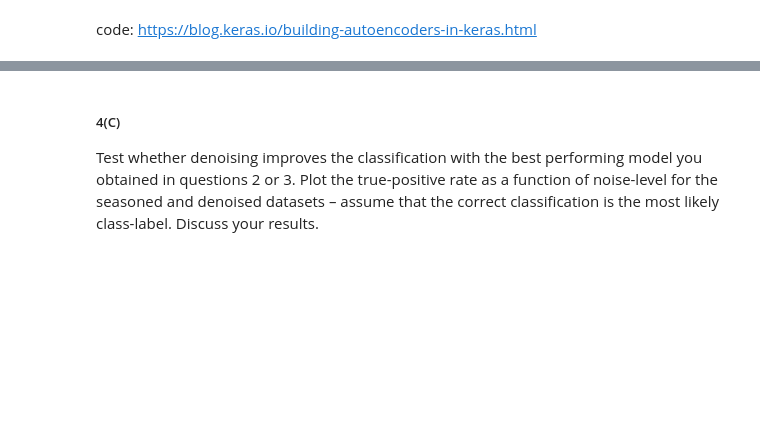
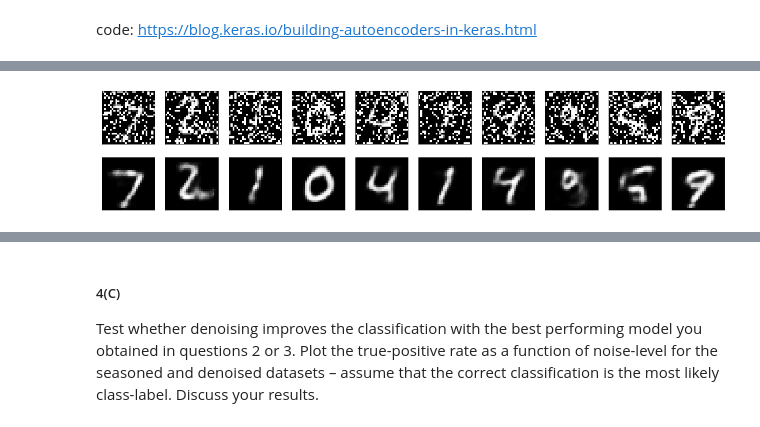
Before and after one commit to LeniaMalki/DataScienceAndAI, a Jupyter notebook: 6.Neural networks/Assignment 6 Answers.ipynb, the cells around one changed output, grey strips where cells are left out. Cells and saved outputs as stored; diff of their text form; code cells hidden in the pictures; blank space fills up the shorter version.

```diff
--- a/6.Neural networks/Assignment 6 Answers.ipynb
+++ b/6.Neural networks/Assignment 6 Answers.ipynb
@@ -545,0 +520,5 @@ visualize(flattened_x_test)
+# %%
+#Noise = 0.1
+visualize(salt_and_pepper(flattened_x_test_seasoneed, noise_level=0.1))
+# %% [output]
+[figure, added]
```
Also changed, not shown: parts of 10 cells of this notebook.
